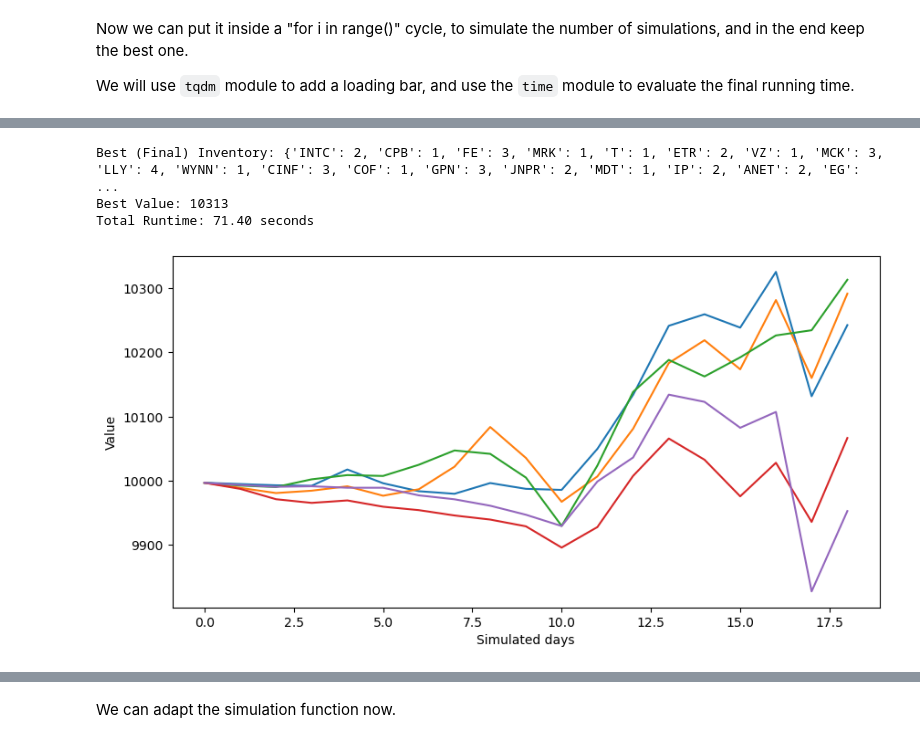
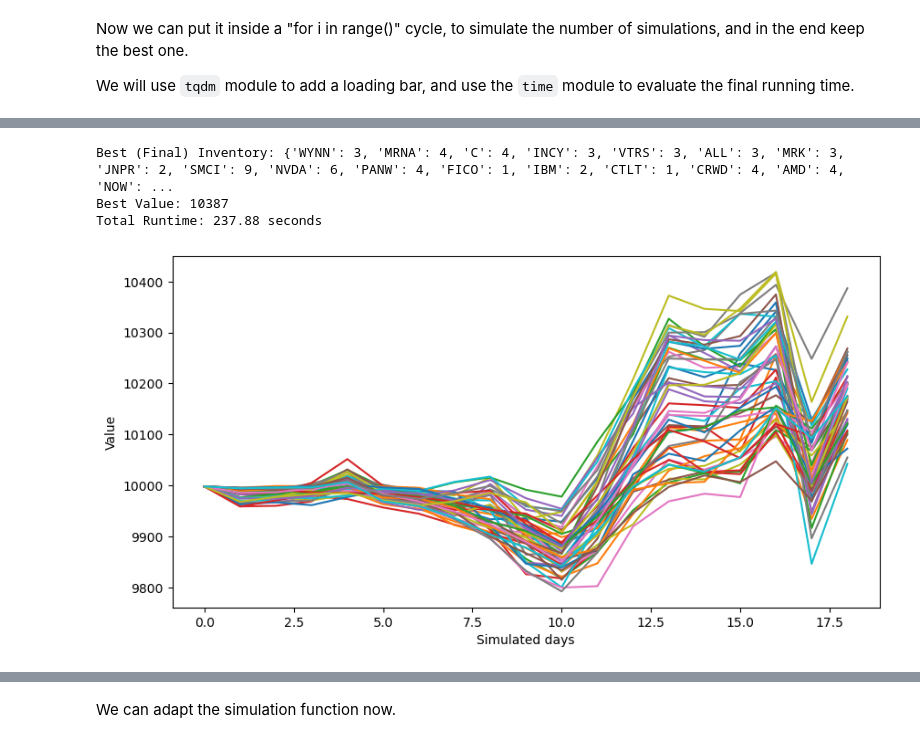
Before and after one commit to pmgfernandes04/SP500-Using-ML-and-Search-Methods, a Jupyter notebook: montecarlo.ipynb, the cells around one changed output, grey strips where cells are left out. Cells and saved outputs as stored; diff of their text form; code cells hidden in the pictures.

Commit message:
Formatted montecarlo.ipynb, idealized plots that show algorithm performance on worst, best and average case scenarios.

```diff
--- a/montecarlo.ipynb
+++ b/montecarlo.ipynb
@@ -564,7 +571,18 @@ df_lstm05.head()
 # %%
-results = pd.DataFrame()
+lstm05_results = pd.DataFrame()
 
-running_time, best_inventory, best_value, lstm_05pct_results = montecarlo(df_lstm05, 5, balance=10000)
+balance = 10000
+
+no_iterations = 50
+
+min_distr = 3
+max_distr = 5
+
+diff_ticker_amount = 2
+
+running_time, best_inventory, best_value, lstm05_results = montecarlo(df_lstm1, no_iterations, balance,
+                                                                     min_distr, max_distr, diff_ticker_amount)
+
 
 print(f"Best (Final) Inventory: {best_inventory}")
 print(f"Best Value: {best_value}")
@@ -572,14 +590,14 @@ print(f"Total Runtime: {running_time:.2f} seconds")
 
 #lstm_05pct_results.to_csv('results_lstm_0.5', index=False)
 # %% [output]
-Best (Final) Inventory: {'INTC': 2, 'CPB': 1, 'FE': 3, 'MRK': 1, 'T': 1, 'ETR': 2, 'VZ': 1, 'MCK': 3, 'LLY': 4, 'WYNN': 1, 'CINF': 3, 'COF': 1, 'GPN': 3, 'JNPR': 2, 'MDT': 1, 'IP': 2, 'ANET': 2, 'EG': ...
-Best Value: 10313
-Total Runtime: 71.40 seconds
+Best (Final) Inventory: {'WYNN': 3, 'MRNA': 4, 'C': 4, 'INCY': 3, 'VTRS': 3, 'ALL': 3, 'MRK': 3, 'JNPR': 2, 'SMCI': 9, 'NVDA': 6, 'PANW': 4, 'FICO': 1, 'IBM': 2, 'CTLT': 1, 'CRWD': 4, 'AMD': 4, 'NOW': ...
+Best Value: 10387
+Total Runtime: 237.88 seconds
 # %%
 plt.figure(figsize=(10,5))
-plt.plot(lstm_05pct_results)
+plt.plot(lstm05_results)
 plt.ylabel('Value')
 plt.xlabel('Simulated days')
 plt.show()
 # %% [output]
-[figure, old version]
+[figure, new version]
```
Also changed, not shown: parts of 32 cells of this notebook, 7 other files.
